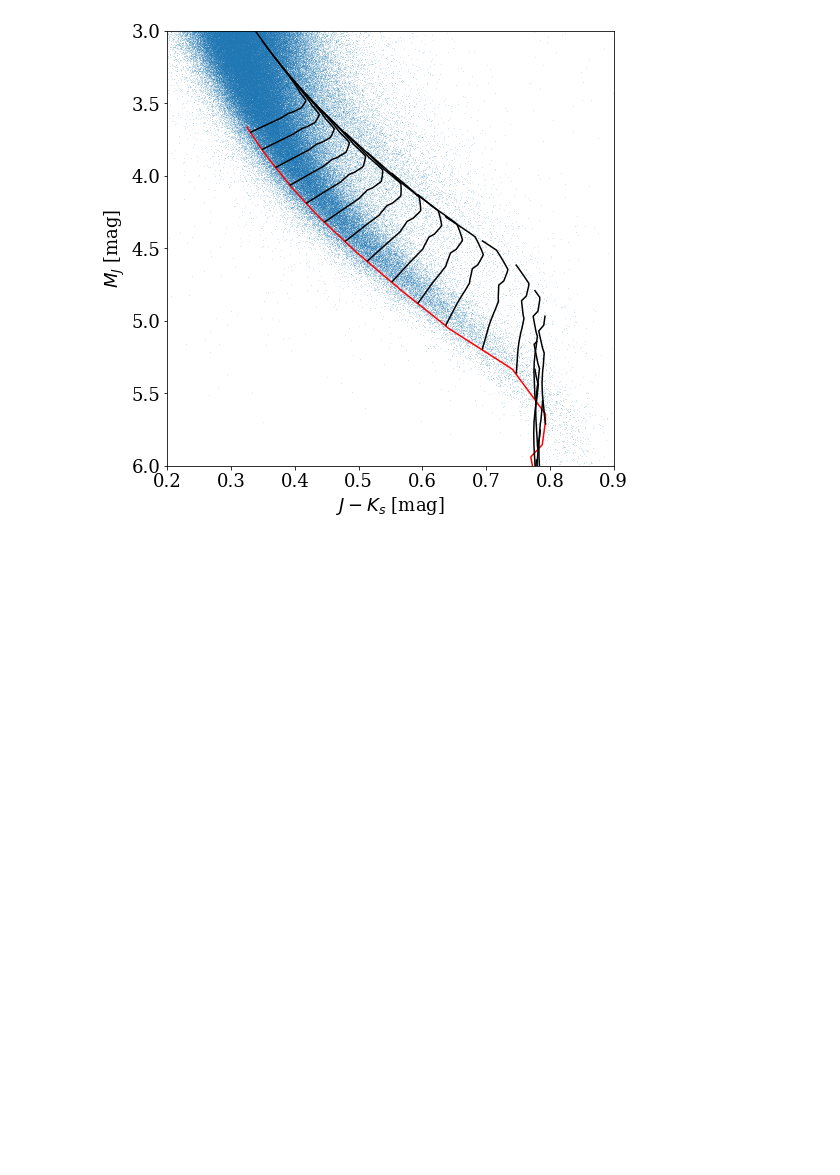
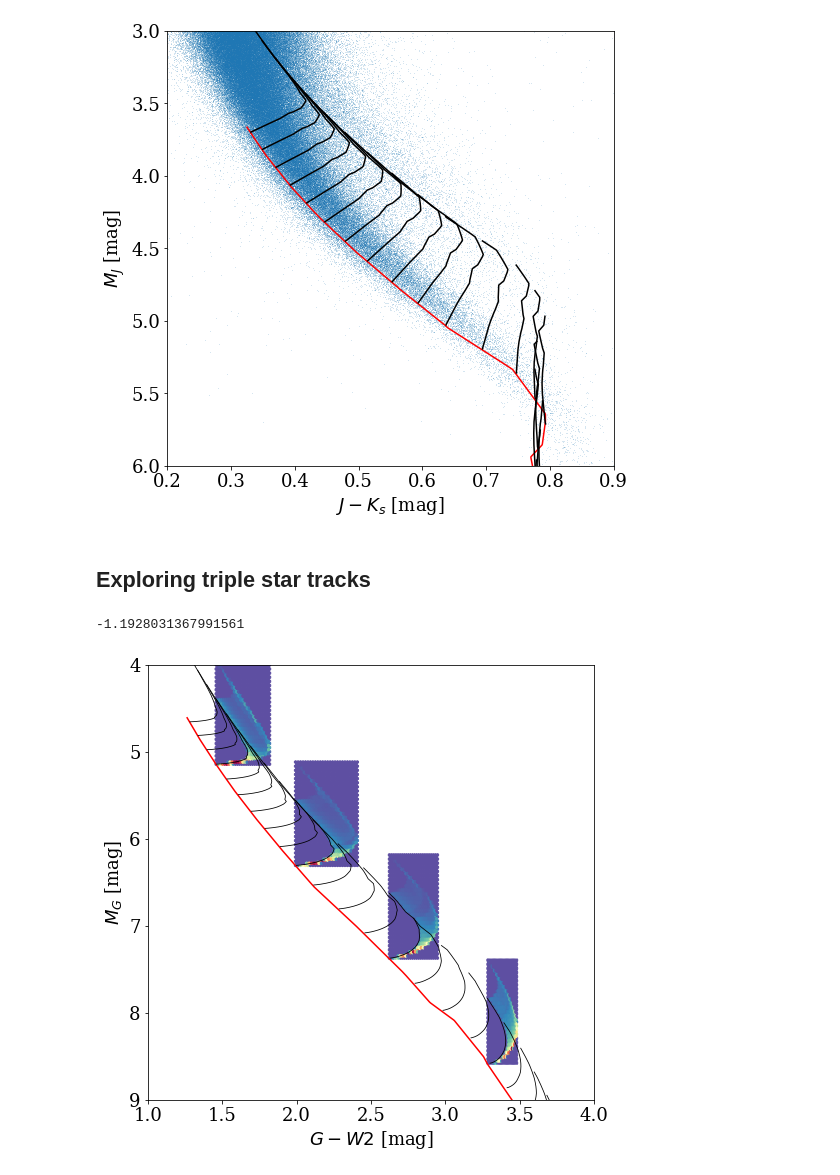
Before and after one commit to jradavenport/gaia_unresolved, a Jupyter notebook: binaries-gaia.ipynb, the cells around one changed output. Saved outputs shown, nothing was run; the diff lists cells and outputs as text; code cells hidden in the pictures; blank space fills up the shorter version.

```diff
--- a/binaries-gaia.ipynb
+++ b/binaries-gaia.ipynb
@@ -323,0 +276,6 @@ The
+# %% [markdown]
+## Exploring triple star tracks
+# %%
+-2.5*np.log10(3)
+# %% [output]
+-1.1928031367991561
@@ -323,0 +324,37 @@ The
+# %%
+plt.figure(figsize=(8,8))
+plt.plot(Gbig - W2big, Gbig, c='r')
+
+for k in range(0,1000,30):
+    dG = -2.5 * np.log10(f1G[k] + f1G[0:k]) - Gbig[k]
+    dW2 = -2.5 * np.log10(f1W2[k] + f1W2[0:k]) - W2big[k]
+    plt.plot((Gbig[k] + dG) - (W2big[k] + dW2), (Gbig[k] + dG), c='k', lw=0.8)
+
+plt.xlim(1, 4)
+plt.ylim(9, 4)
+plt.xlabel('$G-W2$ [mag]')
+plt.ylabel('$M_G$ [mag]')
+
+
+Ntrack = [600, 720, 900, 480]
+
+for k in Ntrack:
+    f2G = f1G[0:k]
+    f2W2 = f1W2[0:k]
+
+    xx = np.array([])
+    yy = np.array([])
+
+    for j in range(len(f2G)):
+        dG = -2.5 * np.log10(f1G[k] + f2G + f2G[j]) - Gbig[k]
+        dW2 = -2.5 * np.log10(f1W2[k] + f2W2 + f2W2[j]) - W2big[k]
+
+#         plt.scatter((Gbig[k] + dG) - (W2big[k] + dW2), Gbig[k] + dG,
+#                     alpha=0.1, c='RoyalBlue', marker='.', lw=0, s=2)
+
+        xx = np.concatenate([xx, (Gbig[k] + dG) - (W2big[k] + dW2)])
+        yy = np.concatenate([yy, (Gbig[k] + dG)])
+
+    plt.hexbin(xx, yy, cmap=plt.cm.Spectral_r, gridsize=(25,25))
+# %% [output]
+[figure, added]
```
Also changed, not shown: parts of 13 cells of this notebook.
